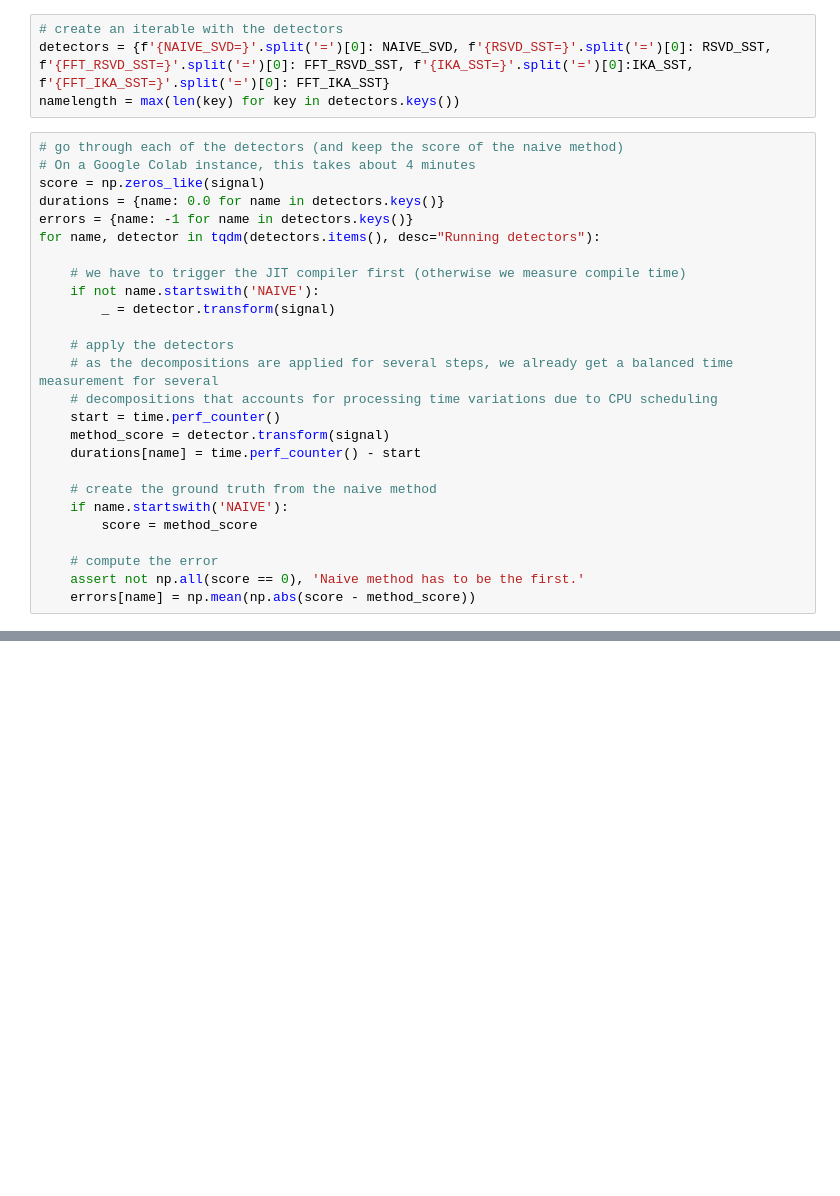
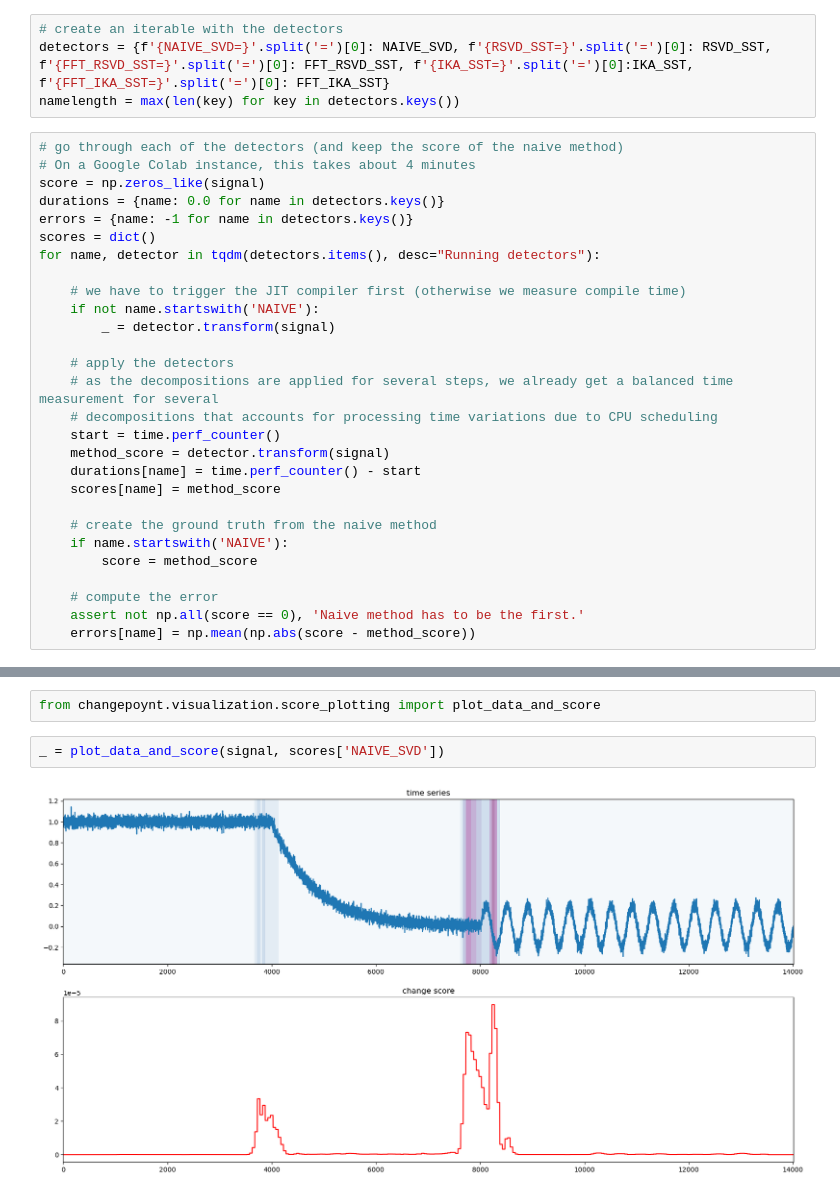
Before and after one commit to Lucew/approximate_hankel, a Jupyter notebook: MinimalExample.ipynb, the cells around one changed output, grey strips where cells are left out. Drawn from its saved outputs; the diff is of its cells as text; blank space fills up the shorter version.

Commit message:
add some score plotting

```diff
--- a/MinimalExample.ipynb
+++ b/MinimalExample.ipynb
@@ -59,6 +62,7 @@ namelength = max(len(key) for key in detectors.keys())
 score = np.zeros_like(signal)
 durations = {name: 0.0 for name in detectors.keys()}
 errors = {name: -1 for name in detectors.keys()}
+scores = dict()
 for name, detector in tqdm(detectors.items(), desc="Running detectors"):
 
     # we have to trigger the JIT compiler first (otherwise we measure compile time)
@@ -71,6 +75,7 @@ for name, detector in tqdm(detectors.items(), desc="Running detectors"):
     start = time.perf_counter()
     method_score = detector.transform(signal)
     durations[name] = time.perf_counter() - start
+    scores[name] = method_score
 
     # create the ground truth from the naive method
     if name.startswith('NAIVE'):
@@ -104,0 +124,6 @@ Mean absolute error to naive SST: 1.519E-05
+# %%
+from changepoynt.visualization.score_plotting import plot_data_and_score
+# %%
+_ = plot_data_and_score(signal, scores['NAIVE_SVD'])
+# %% [output]
+[figure, added]
```
Also changed, not shown: parts of 7 cells of this notebook.
